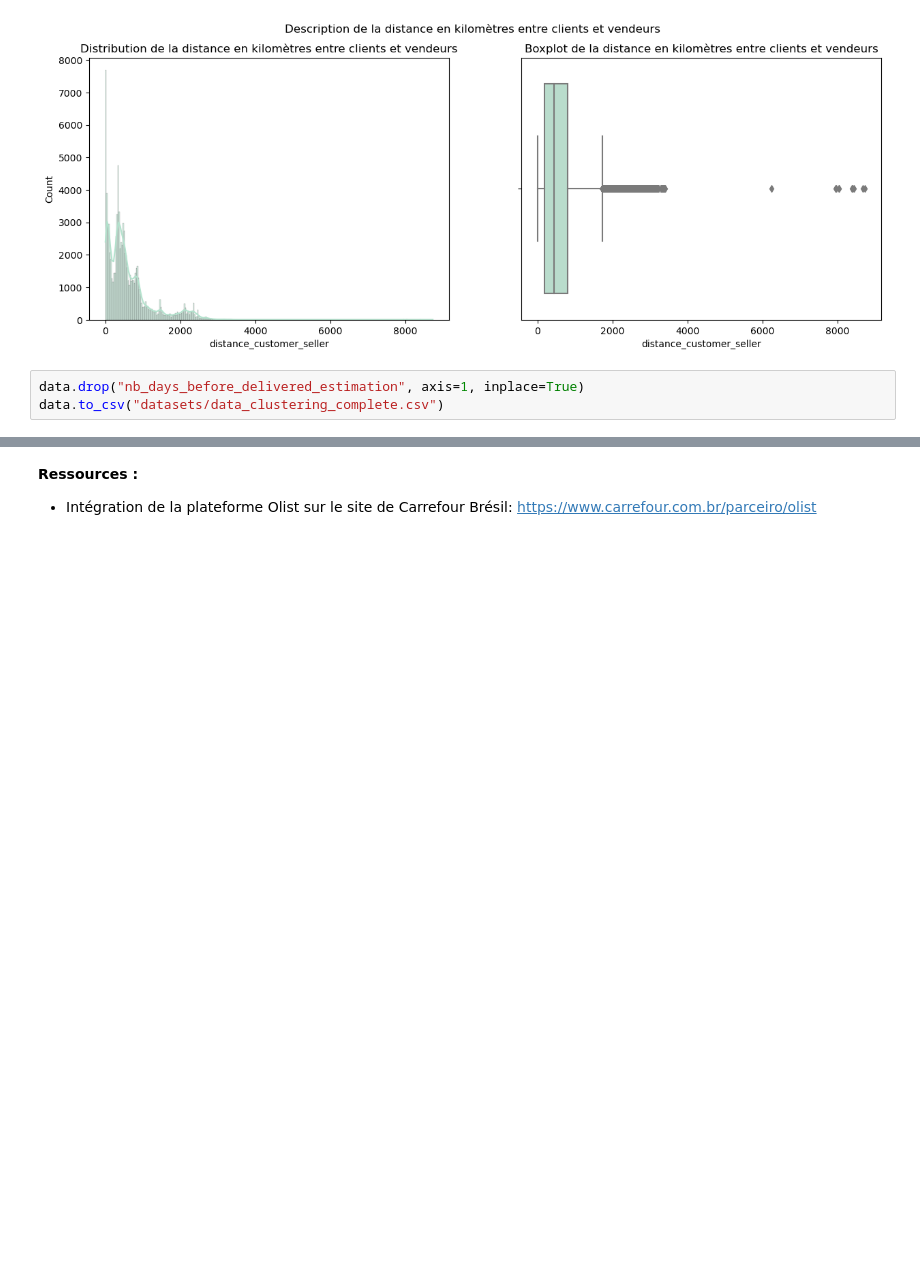
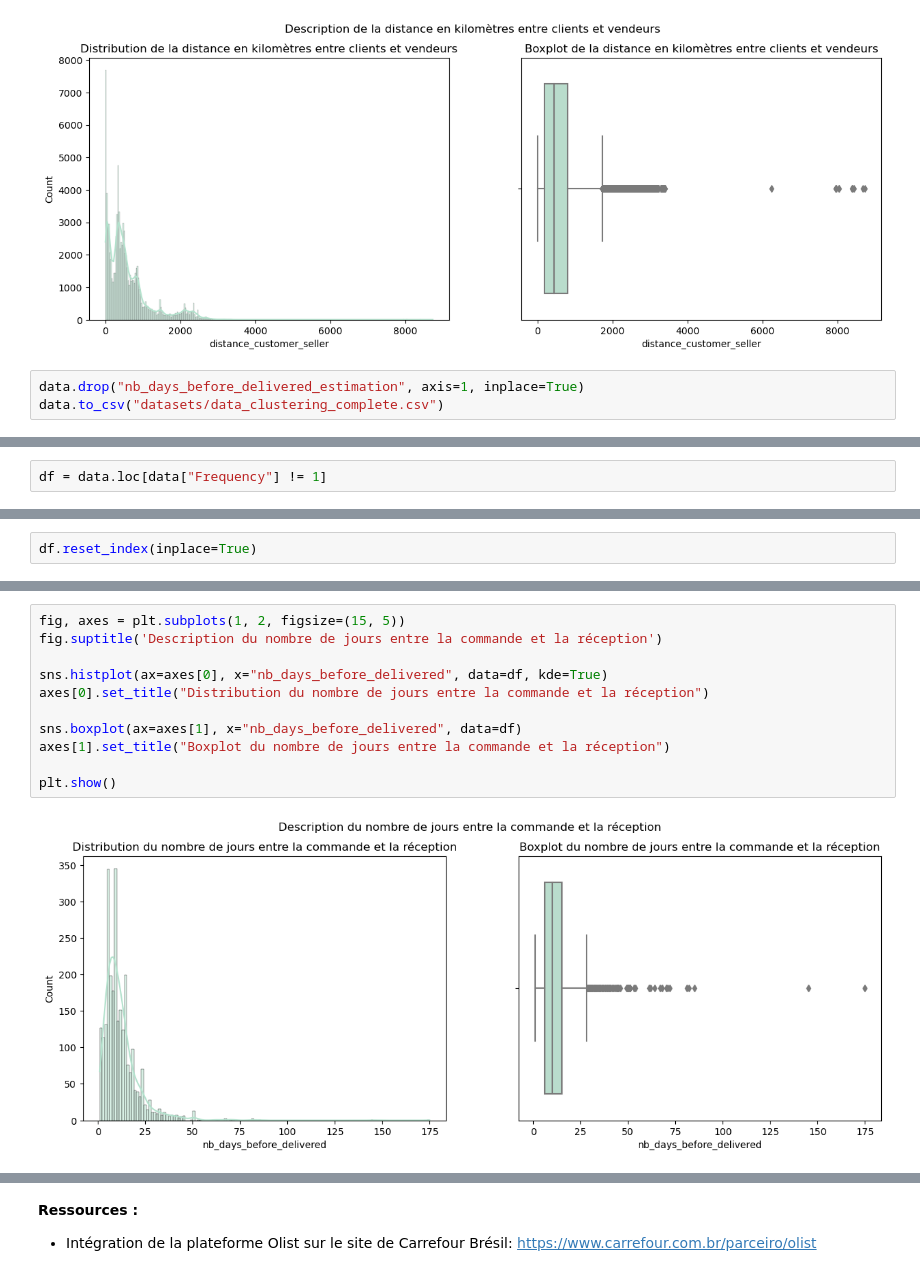
Before and after one commit to Sylvariane/segmentez_les_clients, a Jupyter notebook: POlist_01_analysefinale.ipynb, the cells around one changed output, grey strips where cells are left out. Drawn from its saved outputs; the diff is of its cells as text; blank space fills up the shorter version.

```diff
--- a/POlist_01_analysefinale.ipynb
+++ b/POlist_01_analysefinale.ipynb
@@ -435,0 +455,2 @@ data.to_csv("datasets/data_clustering_complete.csv")
+# %%
+df = data.loc[data["Frequency"] != 1]
@@ -435,0 +481,2 @@ data.to_csv("datasets/data_clustering_complete.csv")
+# %%
+df.reset_index(inplace=True)
@@ -435,0 +495,13 @@ data.to_csv("datasets/data_clustering_complete.csv")
+# %%
+fig, axes = plt.subplots(1, 2, figsize=(15, 5))
+fig.suptitle('Description du nombre de jours entre la commande et la réception')
+
+sns.histplot(ax=axes[0], x="nb_days_before_delivered", data=df, kde=True)
+axes[0].set_title("Distribution du nombre de jours entre la commande et la réception")
+
+sns.boxplot(ax=axes[1], x="nb_days_before_delivered", data=df)
+axes[1].set_title("Boxplot du nombre de jours entre la commande et la réception")
+
+plt.show()
+# %% [output]
+[figure, added]
```
Also changed, not shown: parts of 14 cells of this notebook.
